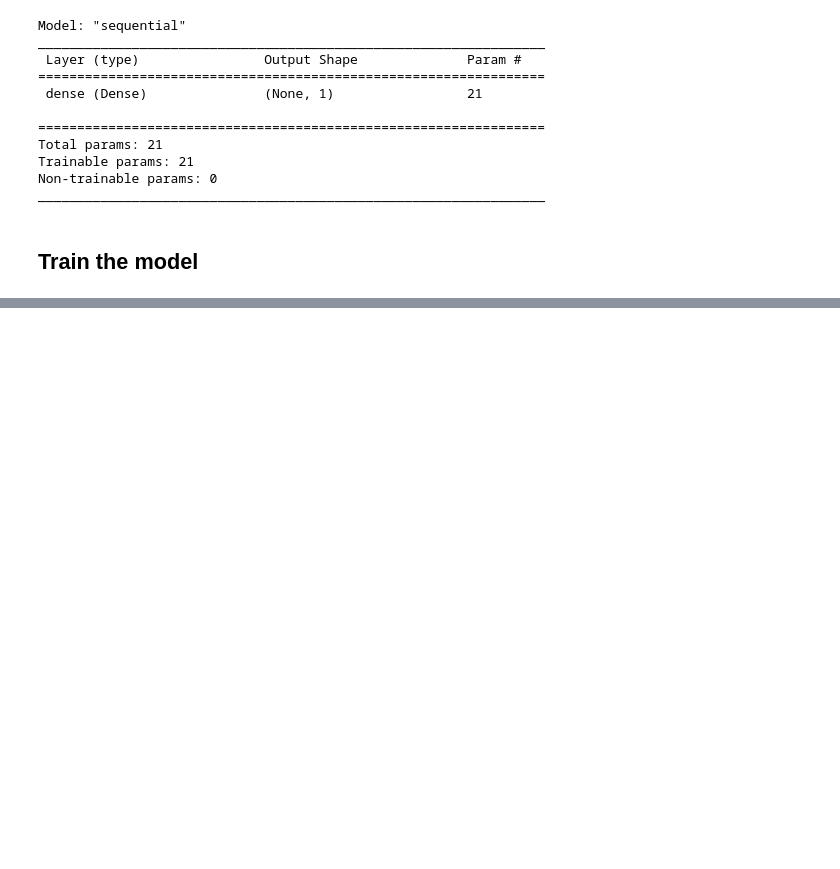
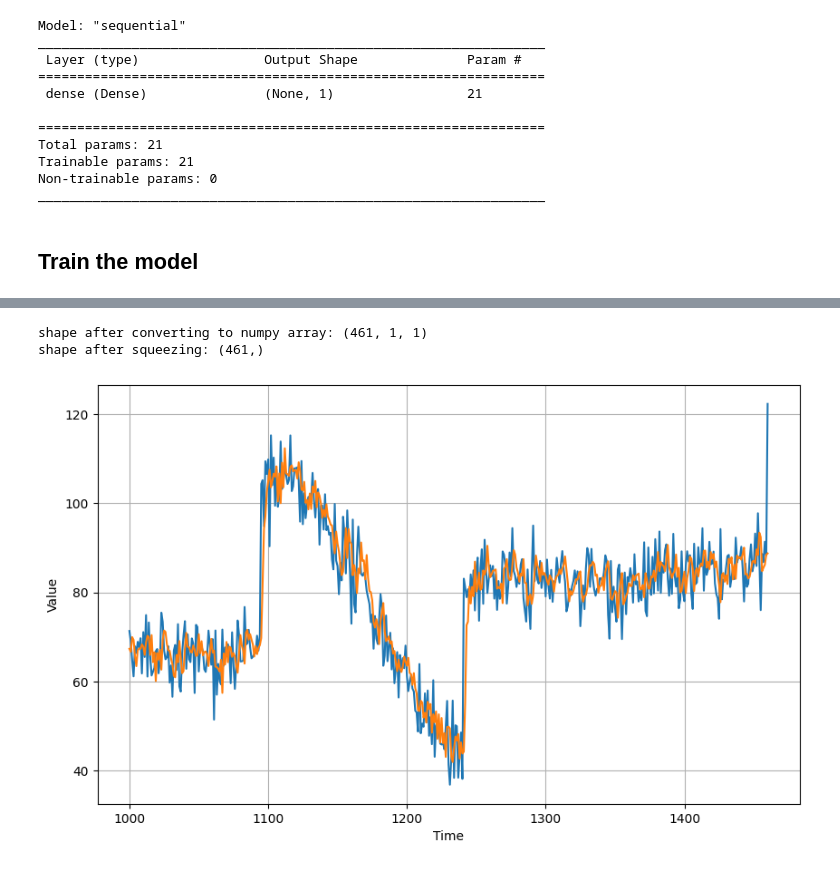
Before and after one commit to shielamms/Tensorflow-Notebooks, a Jupyter notebook: Deep_Neural_Network_Training_on_Time_Series.ipynb, the cells around one changed output, grey strips where cells are left out. Cells and saved outputs as stored; diff of their text form; code cells hidden in the pictures; blank space fills up the shorter version.

Commit message:
added forecasting on validation set

```diff
--- a/Deep_Neural_Network_Training_on_Time_Series.ipynb
+++ b/Deep_Neural_Network_Training_on_Time_Series.ipynb
@@ -241,0 +249,14 @@ Epoch 100/100
+# %%
+forecast = []
+
+for time in range(len(series) - window_size):
+  prediction = model.predict(np.expand_dims(series[time:time+window_size],
+                                            axis=0))
+  forecast.append(prediction)
+
+# Slice to the first prediction in the validation set
+# (the predictors are the 20 units before the first unit of the validation set)
+forecast = forecast[split_time-window_size:]
+
+print(f'Length of forecast: {len(forecast)}')
+print(f'Shape of validation set: {x_valid.shape}')
@@ -241,0 +281,12 @@ Epoch 100/100
+# %%
+print(f'shape after converting to numpy array: {np.array(forecast).shape}')
+print(f'shape after squeezing: {np.array(forecast).squeeze().shape}')
+# %% [output]
+shape after converting to numpy array: (461, 1, 1)
+shape after squeezing: (461,)
+# %%
+# Convert to a numpy array and drop single dimensional axes
+results = np.array(forecast).squeeze()
+plot_series(time_valid, (x_valid, results))
+# %% [output]
+[figure, added]
```
Also changed, not shown: parts of 9 cells of this notebook.
